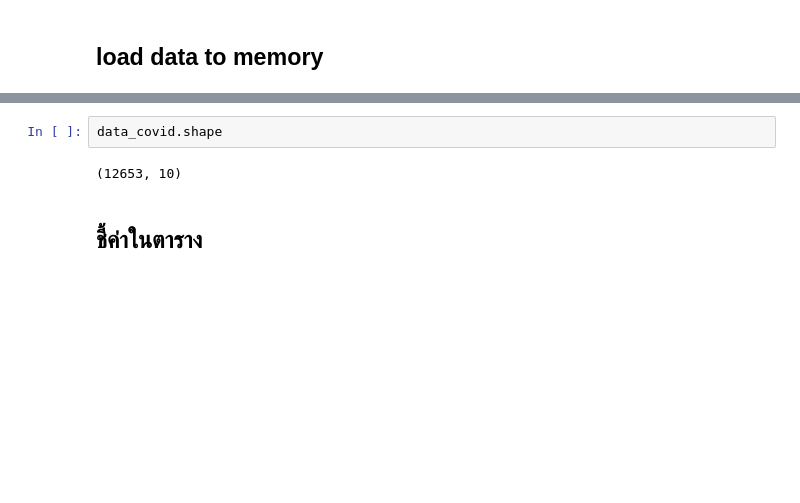
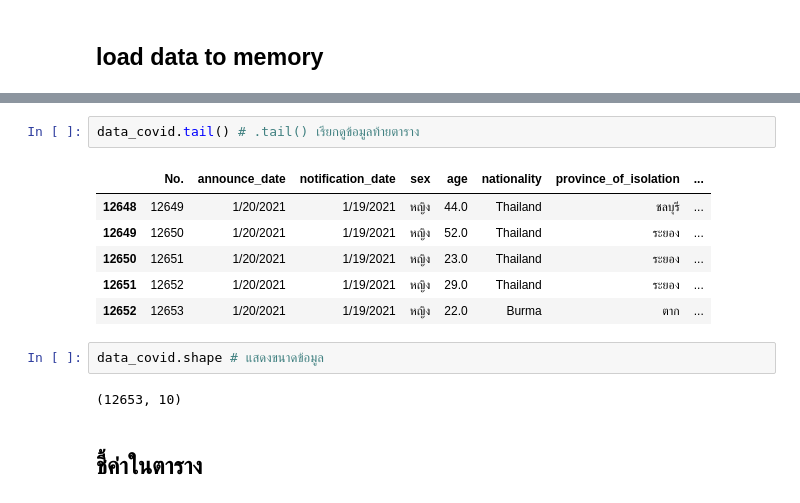
Before and after one commit to proditor002/data_viz_2022, a Jupyter notebook: Pandas101.ipynb, the cells around one changed output, grey strips where cells are left out. Cells and saved outputs as stored; diff of their text form; blank space fills up the shorter version.

```diff
--- a/Pandas101.ipynb
+++ b/Pandas101.ipynb
@@ -52,5 +79,14 @@ data_covid.head(n=5)
+# %%
+data_covid.tail() # .tail() เรียกดูข้อมูลท้ายตาราง
+# %% [output]
+|  | No. | announce_date | notification_date | sex | age | nationality | province_of_isolation | ... |
+| 12648 | 12649 | 1/20/2021 | 1/19/2021 | หญิง | 44.0 | Thailand | ชลบุรี | ... |
+| 12649 | 12650 | 1/20/2021 | 1/19/2021 | หญิง | 52.0 | Thailand | ระยอง | ... |
+| 12650 | 12651 | 1/20/2021 | 1/19/2021 | หญิง | 23.0 | Thailand | ระยอง | ... |
+| 12651 | 12652 | 1/20/2021 | 1/19/2021 | หญิง | 29.0 | Thailand | ระยอง | ... |
+| 12652 | 12653 | 1/20/2021 | 1/19/2021 | หญิง | 22.0 | Burma | ตาก | ... |
 # %%
-data_covid.shape
+data_covid.shape # แสดงขนาดข้อมูล
 # %% [output]
 (12653, 10)
 # %% [markdown]
```
Also changed, not shown: parts of 36 cells of this notebook.
